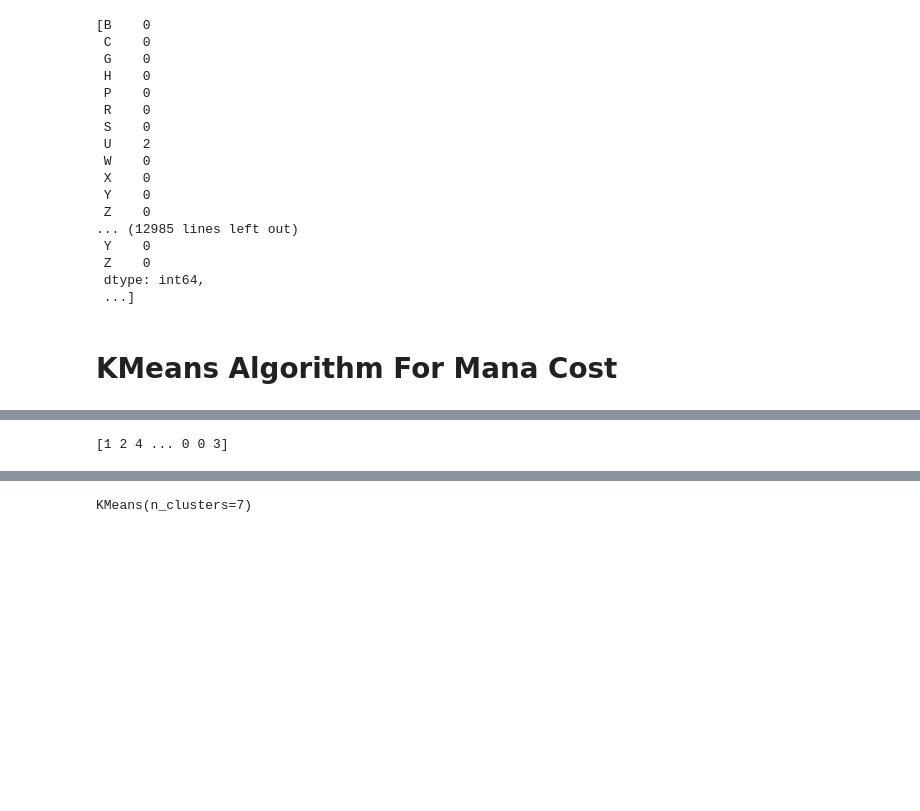
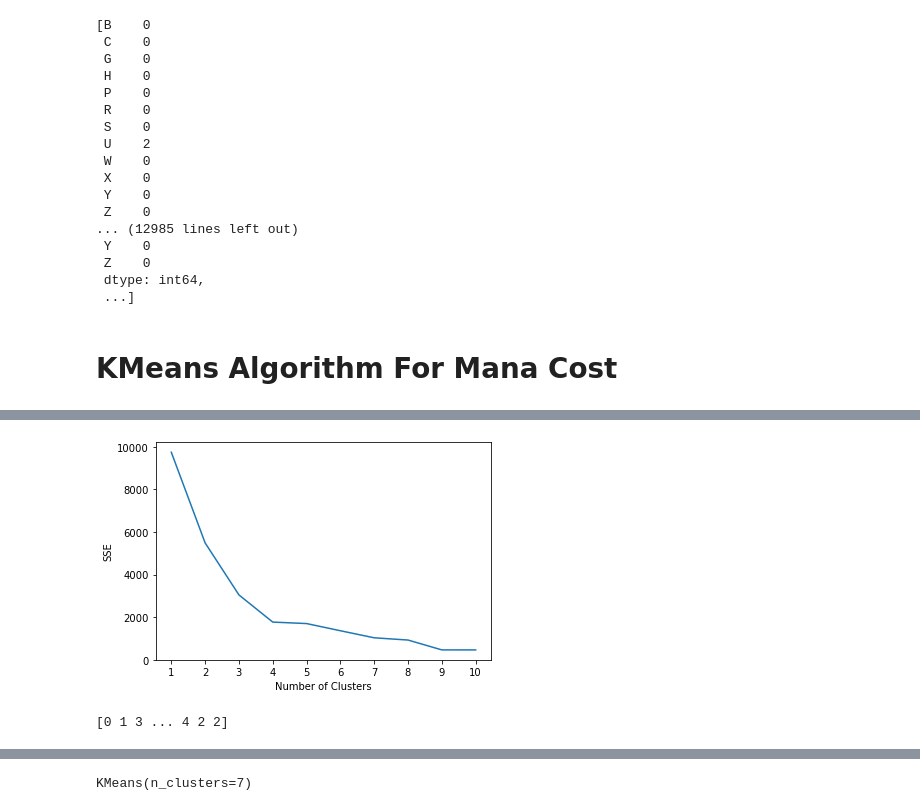
Before and after one commit to Mickie-n-s/MTG_Project, a Jupyter notebook: MTG_Mana_Cost.ipynb, the cells around one changed output, grey strips where cells are left out. Cells and saved outputs as stored; diff of their text form; code cells hidden in the pictures; blank space fills up the shorter version.

```diff
--- a/MTG_Mana_Cost.ipynb
+++ b/MTG_Mana_Cost.ipynb
@@ -99,6 +150,9 @@ def parse_mana_cost(raw):
 # %%
 parsed_series = mtg_df["manaCost"].apply(parse_mana_cost)
 mana_cost_colors_df = pd.DataFrame(parsed_series)
+mana_cost_colors_df
+black_white_df=mana_cost_colors_df[["B", "W"]]
+red_green_df=mana_cost_colors_df[["R", "G"]]
 # %% [markdown]
 # KMeans Algorithm For Mana Cost
 # %%
@@ -129,11 +183,37 @@ plt.show()
+# %%
+#Kmeans for RG Cards
+#initialize kmeans parameters
+kmeans_kwargs = {
+"init": "random",
+"n_init": 10,
+"random_state": 1,
+}
+
+#create list to hold SSE values for each k
+sse = []
+for k in range(1, 11):
+    kmeans = KMeans(n_clusters=k, **kmeans_kwargs)
+    kmeans.fit(red_green_df)
+    sse.append(kmeans.inertia_)
+
+#visualize results
+plt.plot(range(1, 11), sse)
+plt.xticks(range(1, 11))
+plt.xlabel("Number of Clusters")
+plt.ylabel("SSE")
+plt.show()
+
+# KMeans clustering if k= 6
+# %% [output]
+[figure, added]
 # %%
-kmeans6 = KMeans(n_clusters=6)
+kmeans5 = KMeans(n_clusters=5)
 
 x = mana_cost_colors_df.iloc[:, [0,1,2,3,4,5,6,7,8,9,10,11]].values
-y_kmeans6=kmeans6.fit_predict(x)
-print(y_kmeans6)
+y_kmeans5=kmeans5.fit_predict(x)
+print(y_kmeans5)
 # %% [output]
-[1 2 4 ... 0 0 3]
+[0 1 3 ... 4 2 2]
 # %%
 kmeans5.cluster_centers_
 # %% [output]
```
Also changed, not shown: parts of 36 cells of this notebook, 7 other files.
